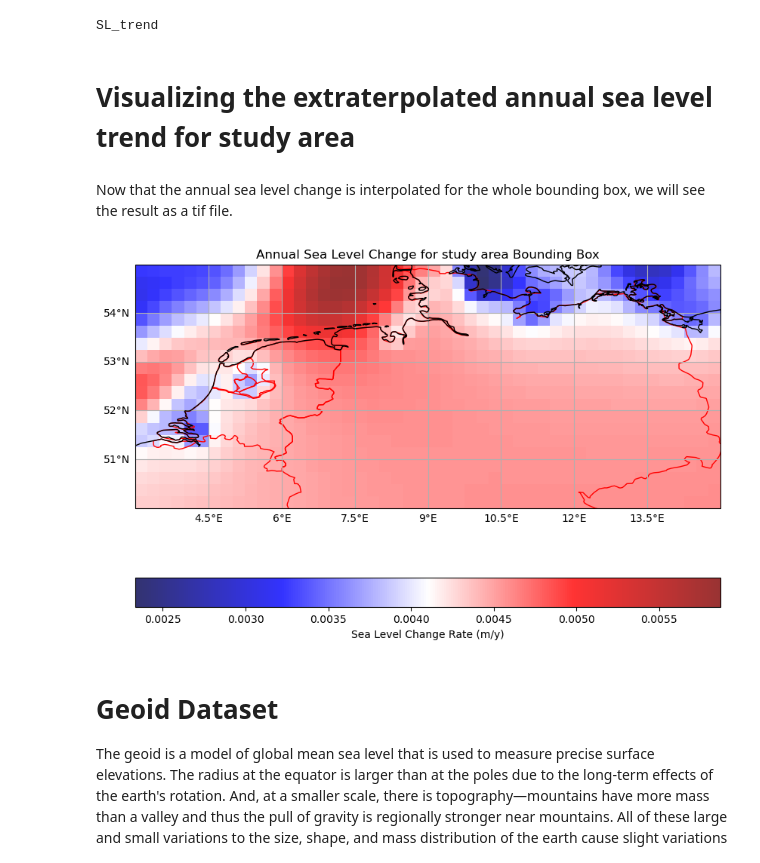
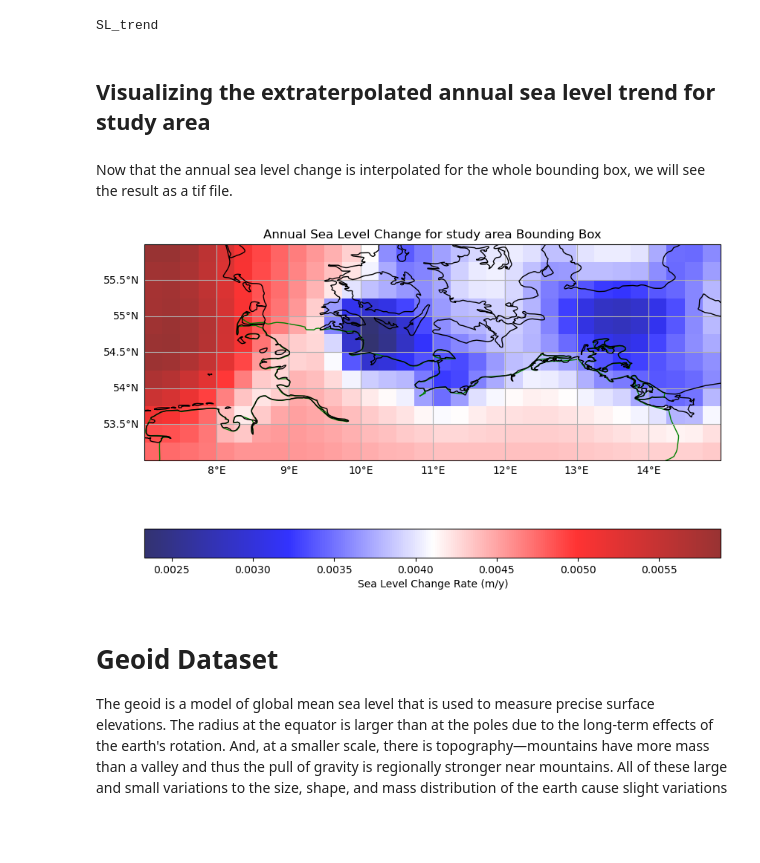
Before and after one commit to sahar7777/Sea-Level-Rise--Flood, a Jupyter notebook: notebook_code/Flood_Simulation.ipynb, the cells around one changed output. Saved outputs shown, nothing was run; the diff lists cells and outputs as text; code cells hidden in the pictures; blank space fills up the shorter version.

```diff
--- a/notebook_code/Flood_Simulation.ipynb
+++ b/notebook_code/Flood_Simulation.ipynb
@@ -250,16 +220,16 @@ ds_Clip = None
 We visualize here the plotted map using **rasterio** and **Cartopy** packages.
 # %%
-#read EU_IPCC_SLC
-with rasterio.open(EU_IPCC_SLC_path) as src:
-    # Read the EU_IPCC_SLC data as a numpy array
-    EU_IPCC_SLC_array = src.read(1)
+#read area_IPCC_SLC
+with rasterio.open(area_IPCC_SLC_path) as src:
+    # Read the area_IPCC_SLC data as a numpy array
+    area_IPCC_SLC_array = src.read(1)
 
-#get the extent of the EU_IPCC_SLC
-with rasterio.open(EU_IPCC_SLC_path) as src:
+#get the extent of the area_IPCC_SLC
+with rasterio.open(area_IPCC_SLC_path) as src:
     xmin, ymin, xmax, ymax = src.bounds
 
 # the shapefile of the administrative boundries of the area is downloaded from : https://public.opendatasoft.com/explore/dataset/world-administrative-boundaries/export/
-area_adm_path = "/home/sahar/SLR_Bonn_Polimi/Data/countri_boundries/Ger_Net.shp"
+area_adm_path = "/home/sahar/SLR_Bonn_Polimi/Data/countri_boundries/Germany-boundaries.shp"
 shapefile = gpd.read_file(area_adm_path)
 
 #create geodataframe out of the shapefile of boundries
@@ -273,8 +243,8 @@ ax = fig.add_subplot(111, projection=projection)
 ax.add_geometries(gdf["geometry"], crs=ccrs.PlateCarree(), facecolor="none", edgecolor="red")
 ax.coastlines() #add coastal lines to the plot
 
-#plot EU_IPCC_SLC
-cax = ax.imshow(EU_IPCC_SLC_array, cmap='turbo', extent=[xmin, xmax, ymin, ymax], alpha=0.8)
+#plot area_IPCC_SLC
+cax = ax.imshow(area_IPCC_SLC_array, cmap='turbo', extent=[xmin, xmax, ymin, ymax], alpha=0.8)
 plt.colorbar(cax, label='Sea Level Change Value (m)', orientation='horizontal')
 plt.title('The sea Level Change in 2020 for the study area')
 gl = ax.gridlines(draw_labels=True)
@@ -406,7 +378,7 @@ In the next step, the point shapefile is interpolated for the case study boundin
 # %%
 # Extrapolating the trend of sea level change for the the whole bbox
 #output interpolated raster directory
-EU_trend = "/home/sahar/SLR_Bonn_Polimi/output_tif/EU_trend.tif"
+area_trend = "/home/sahar/SLR_Bonn_Polimi/output_tif/area_trend.tif"
 #reading the netcdf file with gdal
 trnd_nc = gdal.Open(trnd)
 #reading the vetor shapefile with ogr
@@ -426,7 +398,7 @@ for field in layer.schema:
 #closing the opend gdal
 trnd_shp = trnd_nc = layer = None
 #performing the idw interpolation for bbox extension
-idw = gdal.Grid(EU_trend, SL_pnt, zfield="SL_trend",
+idw = gdal.Grid(area_trend, SL_pnt, zfield="SL_trend",
                 algorithm = "invdist", outputBounds = (bbox[0], bbox[3], bbox[2], bbox[1]),
                width = xsize, height = ysize)
 #closing the tif file
@@ -434,39 +406,40 @@ idw = None
 # %% [output]
 SL_trend
 # %% [markdown]
-# Visualizing the extraterpolated annual sea level trend for study area
+## Visualizing the extraterpolated annual sea level trend for study area
 # %% [markdown]
 Now that the annual sea level change is interpolated for the whole bounding box, we will see the result as a tif file.
 # %%
-#read EU_trend
-with rasterio.open(EU_trend) as src:
-    # Read the EU_trend data as a numpy array
-    EU_trend_array = src.read(1)
+#read area_trend
+with rasterio.open(area_trend) as src:
+    # Read the area_trend data as a numpy array
+    area_trend_array = src.read(1)
 
-#get the extent of the EU_trend
-with rasterio.open(EU_trend) as src:
+#get the extent of the area_trend
+with rasterio.open(area_trend) as src:
     xmin, ymin, xmax, ymax = src.bounds
 
 projection = ccrs.PlateCarree()
 fig = plt.figure(figsize=(10, 8))
 ax = fig.add_subplot(111, projection=projection)
 ax.coastlines(zorder= 10)
-#area_adm_path = "/home/sahar/SLR_Bonn_Polimi/Data/countri_boundries/Ger_Net.shp"
+area_adm_path = "/home/sahar/SLR_Bonn_Polimi/Data/countri_boundries/Germany-boundaries.shp"
+
 shapefile = gpd.read_file(area_adm_path)
 #create geodataframe out of the shapefile of boundries
 gdf = gpd.GeoDataFrame(geometry=shapefile["geometry"])
 #Add the area-adm to the plot
-ax.add_geometries(gdf["geometry"], crs=ccrs.PlateCarree(), facecolor="none", edgecolor="red")
-#plot EU_trend
-cax = ax.imshow(EU_trend_array, cmap='seismic', extent=[xmin, xmax, ymin, ymax], alpha=0.8,)
+ax.add_geometries(gdf["geometry"], crs=ccrs.PlateCarree(), facecolor="none", edgecolor="green")
+#plot area_trend
+cax = ax.imshow(area_trend_array, cmap='seismic', extent=[xmin, xmax, ymin, ymax], alpha=0.8,)
 plt.colorbar(cax, label='Sea Level Change Rate (m/y)', orientation='horizontal')
 plt.title('Annual Sea Level Change for study area Bounding Box')
 gl = ax.gridlines(draw_labels=True)
 gl.right_labels = False
 gl.top_labels = False
 plt.show()
 # %% [output]
-[figure, old version]
+[figure, new version]
 # %% [markdown]
 # Geoid Dataset
 The geoid is a model of global mean sea level that is used to measure precise surface elevations. The radius at the equator is larger than at the poles due to the long-term effects of the earth's rotation. And, at a smaller scale, there is topography—mountains have more mass than a valley and thus the pull of gravity is regionally stronger near mountains. All of these large and small variations to the size, shape, and mass distribution of the earth cause slight variations in the acceleration of gravity (or the "strength" of gravity's pull). These variations determine the shape of the planet's liquid environment.
```
Also changed, not shown: parts of 46 cells of this notebook.
